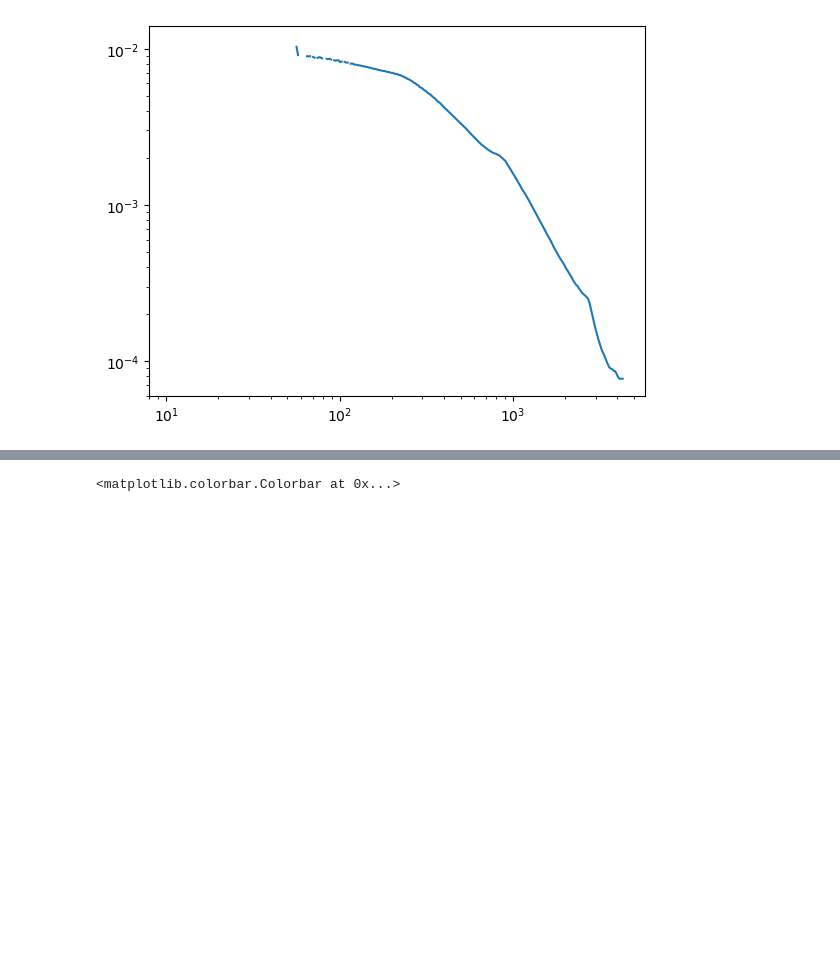
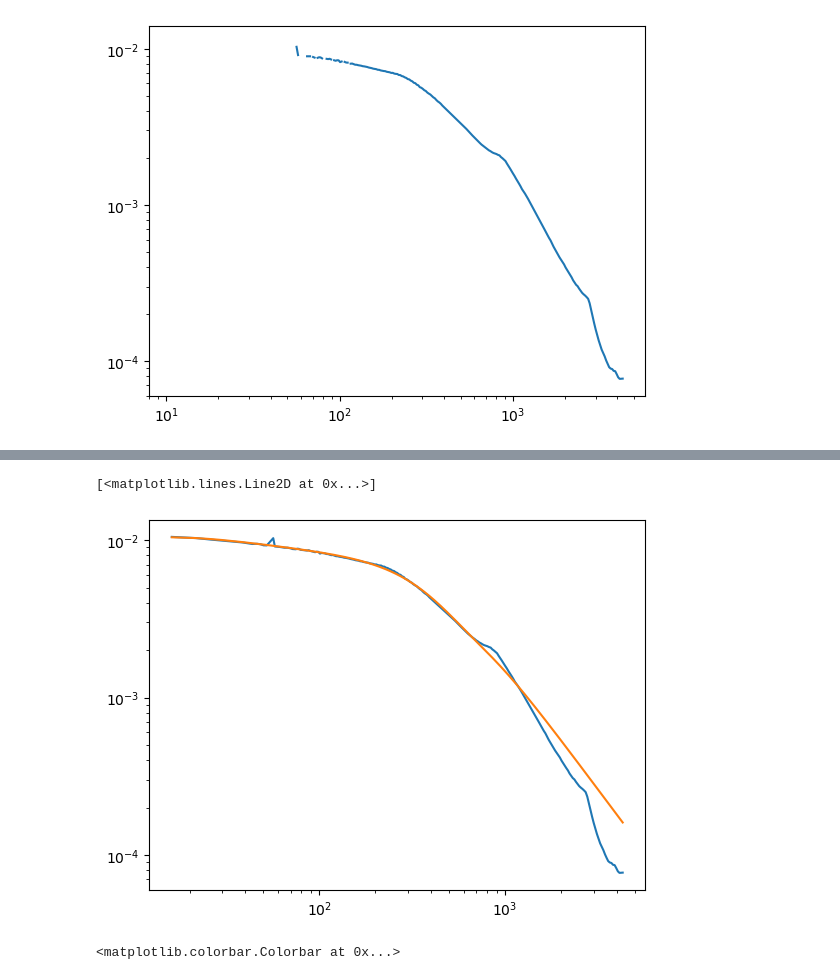
Before and after one commit to RphlWicker/Temperature_maps, a Jupyter notebook: different_leff_approaches.ipynb, the cells around one changed output, grey strips where cells are left out. Cells and saved outputs as stored; diff of their text form; code cells hidden in the pictures; blank space fills up the shorter version.

```diff
--- a/different_leff_approaches.ipynb
+++ b/different_leff_approaches.ipynb
@@ -67,3 +68,6 @@ def beta_profile(r, n0, rc, b):
+# %%
+def vikhlinin_profile(r, n01, rc1, ra, alpha, beta1, epsilon, gamma, n02, rc2, beta2):
+    return (n01**2 * (r/rc1)**(-alpha)*(1+(r/rc1)**2)**(alpha/2-3*beta1)*(1+(r/ra)**gamma)**(-epsilon/(2*gamma)) + (n02**2)/(1+(r/rc2)**2)**(3*beta2))**(1/2)
 # %%
 not_nan = np.where(~np.isnan(ne_prof))[0][1:]
 # %%
@@ -73,0 +78,3 @@ array([9.68665762e-02, 2.80759562e+02, 2.39046990e-01])
+# %%
+lower_param_bounds = [1e-7, 1e-7*r500, 1e-3*r500, -5, -5, -5, 2.5, 1e-7, 1e-2*r500, 0]
+upper_param_bounds = [1e-1, 1e-2*r500, 1e3*r500, 5, 5, 5, 3.5, 1e-1, 1e3*r500, 5]
@@ -80,3 +95,9 @@ plt.loglog(rbins_p, beta_profile(rbins_p, *popt))
+# %%
+plt.loglog(rbins_p[not_nan], ne_prof[not_nan])
+plt.loglog(rbins_p[not_nan], vikhlinin_profile(rbins_p[not_nan], *popt_Vikhlinin))
+# %% [output]
+[<matplotlib.lines.Line2D at 0x...>]
+[figure, added]
 # %%
 def centered_distance_cube(n):
     x,y,z = np.meshgrid(np.linspace(-2*r200, 2*r200, n),
```
Also changed, not shown: parts of 9 cells of this notebook.
